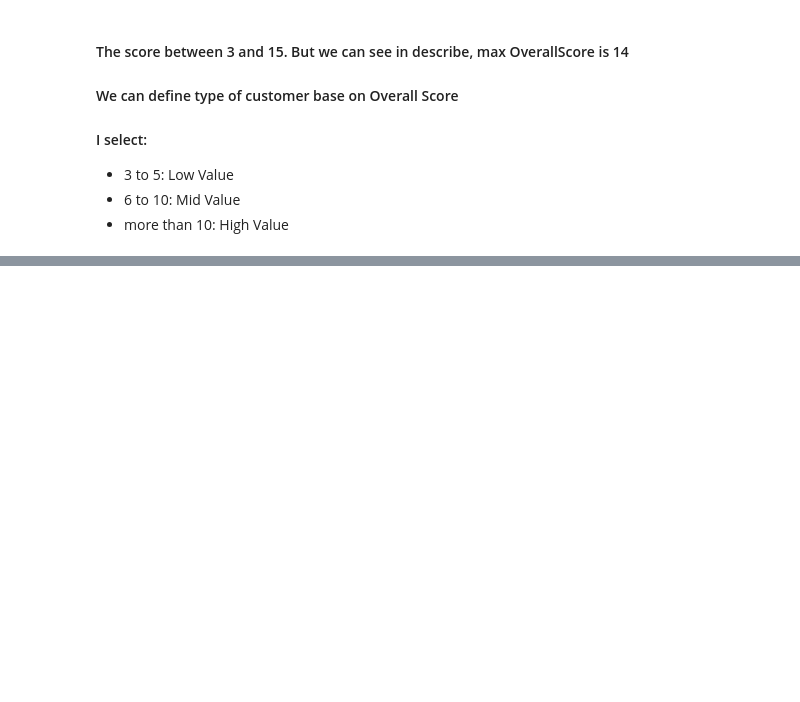
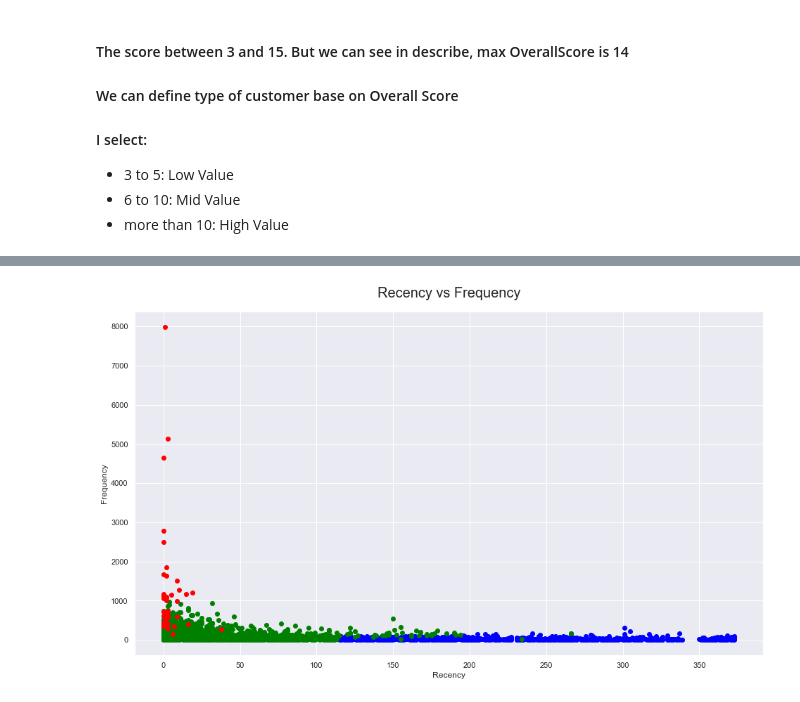
Before and after one commit to baotran306/Online-Retail-Dataset-Report, a Jupyter notebook: OnlineRetail_Ranked.ipynb, the cells around one changed output, grey strips where cells are left out. Cells and saved outputs as stored; diff of their text form; code cells hidden in the pictures; blank space fills up the shorter version.

```diff
--- a/OnlineRetail_Ranked.ipynb
+++ b/OnlineRetail_Ranked.ipynb
@@ -409,0 +464,16 @@ full_df.groupby('CustomerValue')['CustomerValue'].describe()
+# %%
+plt.figure(figsize=(16, 9))
+# full_df = full_df.query("Recency < 2000 and Frequency < 5000")
+
+plt.scatter(rec_low, fre_low, label='Low', color='blue')
+
+plt.scatter(rec_mid, fre_mid, label='Mid', color='green')
+
+plt.scatter(rec_high, fre_high, label='High', color='red')
+
+plt.xlabel('Recency')
+plt.ylabel('Frequency')
+plt.title('Recency vs Frequency', pad=20, fontsize=20)
+plt.show()
+# %% [output]
+[figure, added]
```
Also changed, not shown: parts of 21 cells of this notebook.
